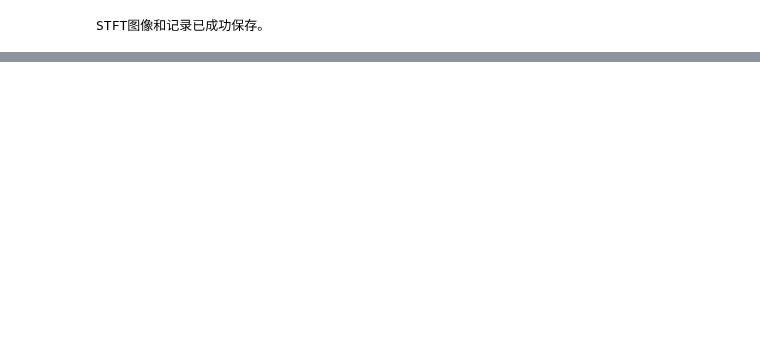
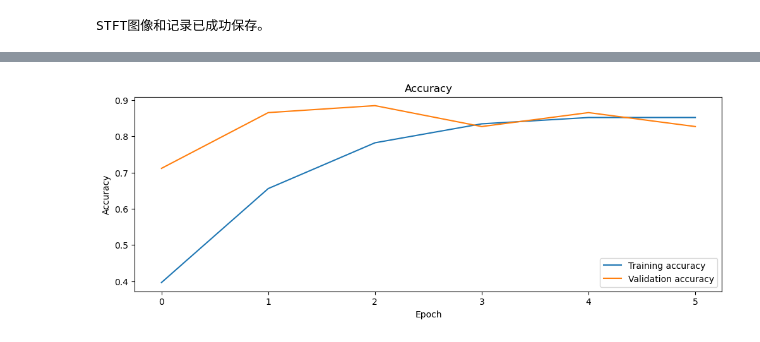
Before and after one commit to MindLabZHAW/tactileGestureDetection, a Jupyter notebook: Spectro_classify.ipynb, the cells around one changed output, grey strips where cells are left out. Drawn from its saved outputs; the diff is of its cells as text; code cells hidden in the pictures; blank space fills up the shorter version.

```diff
--- a/Spectro_classify.ipynb
+++ b/Spectro_classify.ipynb
@@ -349,0 +703,96 @@ STFT图像和记录已成功保存。
+# %%
+#CNN+K-Fold Cross-Validation:Average accuracy using K-Fold Cross-Validation: 0.8571
+import os
+import pandas as pd
+import numpy as np
+from tensorflow.keras.preprocessing.image import ImageDataGenerator
+from tensorflow.keras.utils import to_categorical
+from tensorflow.keras.models import Sequential
+from tensorflow.keras.layers import Conv2D, MaxPooling2D, Flatten, Dense
+from tensorflow.keras.optimizers import Adam
+from tensorflow.keras.callbacks import EarlyStopping
+import matplotlib.pyplot as plt
+from PIL import Image
+from sklearn.model_selection import KFold
+
+# Read data and images
+data_path = "../tactileGestureDetection-main/DATA/STFT_images/"
+file = os.path.join(data_path, 'image_records.csv')
+image_df = pd.read_csv(file)
+
+images = []
+labels = []
+
+# Load and preprocess images
+for index, row in image_df.iterrows():
+    img_path = os.path.join(data_path, row['image_filename'])
+    img = Image.open(img_path).convert('RGB')
+    img = img.resize((128, 128))
+    img = np.array(img)
+    images.append(img)
+    labels.append(row['touch_type'])
+
+images = np.array(images)
+labels = np.array(labels)
+
+# Encode labels
+label_classes = np.unique(labels)
+label_map = {label: idx for idx, label in enumerate(label_classes)}
+labels = np.array([label_map[label] for label in labels])
+labels = to_categorical(labels, num_classes=len(label_classes))
+
+# Normalize images
+images = images / 255.0
+
+# Initialize K-Fold Cross-Validation
+kf = KFold(n_splits=10, shuffle=True, random_state=42)
+accuracies = []
+histories = []  # Store the history of each fold
+
+# Iterate through each fold
+for train_index, test_index in kf.split(images):
+    X_train, X_test = images[train_index], images[test_index]
+    y_train, y_test = labels[train_index], labels[test_index]
+
+    # Simple CNN model
+    model = Sequential([
+        Conv2D(32, (3, 3), activation='relu', input_shape=(128, 128, 3)),
+        MaxPooling2D((2, 2)),
+        Conv2D(64, (3, 3), activation='relu'),
+        MaxPooling2D((2, 2)),
+        Flatten(),
+        Dense(64, activation='relu'),
+        Dense(len(label_classes), activation='softmax')
+    ])
+
+    # Compile model
+    model.compile(optimizer=Adam(learning_rate=0.001), loss='categorical_crossentropy', metrics=['accuracy'])
+
+    # Early stopping callback
+    early_stopping = EarlyStopping(monitor='val_loss', patience=3, restore_best_weights=True)
+
+    # Train model with early stopping
+    history = model.fit(X_train, y_train, epochs=20, batch_size=16, verbose=0, validation_data=(X_test, y_test), callbacks=[early_stopping])
+
+    # Evaluate model
+    loss, accuracy = model.evaluate(X_test, y_test, verbose=0)
+    accuracies.append(accuracy)
+    histories.append(history)
+
+# Print accuracies
+print(f"Accuracies are {accuracies}")
+
+# Calculate mean accuracy
+mean_accuracy = np.mean(accuracies)
+print(f'Average accuracy using K-Fold Cross-Validation: {mean_accuracy:.4f}')
+
+# Plot accuracy
+plt.figure(figsize=(12, 4))
+plt.plot(histories[0].history['accuracy'], label='Training accuracy')
+plt.plot(histories[0].history['val_accuracy'], label='Validation accuracy')
+plt.title('Accuracy')
+plt.xlabel('Epoch')
+plt.ylabel('Accuracy')
+plt.legend()
+plt.show()
+# %% [output]
@@ -349,0 +801 @@ STFT图像和记录已成功保存。
+[figure, added]
```
Also changed, not shown: parts of 12 cells of this notebook, 1 other file.
